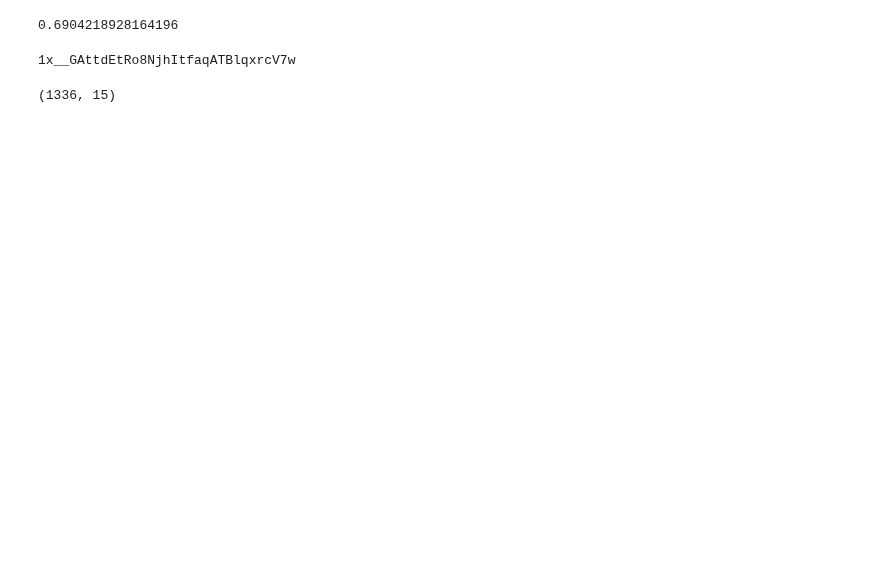
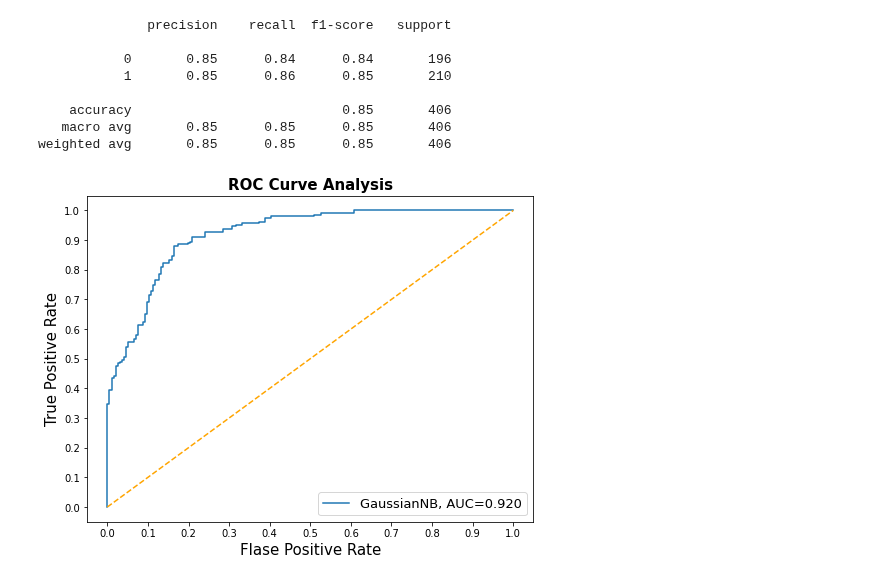
Before and after one commit to Liam-LT/NLP-TweetProfiler, a Jupyter notebook: Model1.ipynb, the cells around one changed output. Cells and saved outputs as stored; diff of their text form; code cells hidden in the pictures; blank space fills up the shorter version.

```diff
--- a/Model1.ipynb
+++ b/Model1.ipynb
@@ -352,0 +489,9 @@ max(m2_scores)
+# %%
+
+parameters = {'criterion': ['entropy', 'gini'], 'n_estimators': [100, 1000, 2000], 'oob_score': ['True', 'False']}
+grid_search = GridSearchCV(RandomForestClassifier(random_state= 24), parameters, cv=5, return_train_score=True)
+grid_search.fit(m2_X_train, m2_y_train)
+
+
+print('best parameters: ', grid_search.best_params_)
+print('best scrores: ', grid_search.best_score_)
@@ -352,0 +501,12 @@ max(m2_scores)
+# %%
+
+clf = RandomForestClassifier(random_state= 100, criterion= 'entropy', n_estimators= 100, oob_score= True)
+clf.fit(m2_X_train, m2_y_train)
+clf.score(m2_X_val, m2_y_val)
+
+y_pred = clf.predict(m2_X_val)
+y_proba = clf.predict_proba(m2_X_val)[::,1]
+y_true = m2_y_val
+
+print( skm.classification_report(y_true,y_pred))
+ROCChart(clf, y_true, y_proba)
@@ -353,10 +523,12 @@ max(m2_scores)
 # %%
-#parameters = {'C': np.linspace(0.0001, 20, 30), 'penalty': ['l1', 'l2']}
-#grid_search = GridSearchCV(LinearSVC(), parameters)
-#grid_search.fit(m2_X_train, m2_y_train)
 
-#print('best parameters: ', grid_search.best_params_)
-#print('best scrores: ', grid_search.best_score_)
+parameters = {'var_smoothing': np.linspace(0.0001, 20, 30)}
+grid_search = GridSearchCV(GaussianNB(), parameters, cv=5, return_train_score=True)
+grid_search.fit(m2_X_train, m2_y_train)
+
+
+print('best parameters: ', grid_search.best_params_)
+print('best scrores: ', grid_search.best_score_)
 
 
 #c= 17.9 penalty l2
@@ -363,24 +537,0 @@ max(m2_scores)
-# %%
-clf = LinearSVC(C= 17.9, penalty= 'l2')
-clf.fit(m2_X_train, m2_y_train)
-clf.score(m2_X_val, m2_y_val)
-# %% [output]
-0.6904218928164196
-# %%
-#@title
-#try new data
-
-link = 'https://drive.google.com/open?id=1x__GAttdEtRo8NjhItfaqATBlqxrcV7w'
-
-fluff, id = link.split('=')
-print (id)
-downloaded = drive.CreateFile({'id':id})
-downloaded.GetContentFile('label_cleaned.csv')
-# %% [output]
-1x__GAttdEtRo8NjhItfaqATBlqxrcV7w
-# %%
-#@title
-df2 = pd.read_csv('label_cleaned.csv')
-df2.shape
-# %% [output]
-(1336, 15)
@@ -402,0 +538,21 @@ df2.reset_index(drop=True, inplace= True)
+# %%
+clf = GaussianNB(var_smoothing= 1.3794034482758621)
+clf.fit(m2_X_train, m2_y_train)
+clf.score(m2_X_val, m2_y_val)
+
+y_pred = clf.predict(m2_X_val)
+y_proba = clf.predict_proba(m2_X_val)[::,1]
+y_true = m2_y_val
+
+print( skm.classification_report(y_true,y_pred))
+ROCChart(clf, y_true, y_proba)
+# %% [output]
+              precision    recall  f1-score   support
+
+           0       0.85      0.84      0.84       196
+           1       0.85      0.86      0.85       210
+
+    accuracy                           0.85       406
+   macro avg       0.85      0.85      0.85       406
+weighted avg       0.85      0.85      0.85       406
+[figure, added]
```
Also changed, not shown: parts of 24 cells of this notebook.
